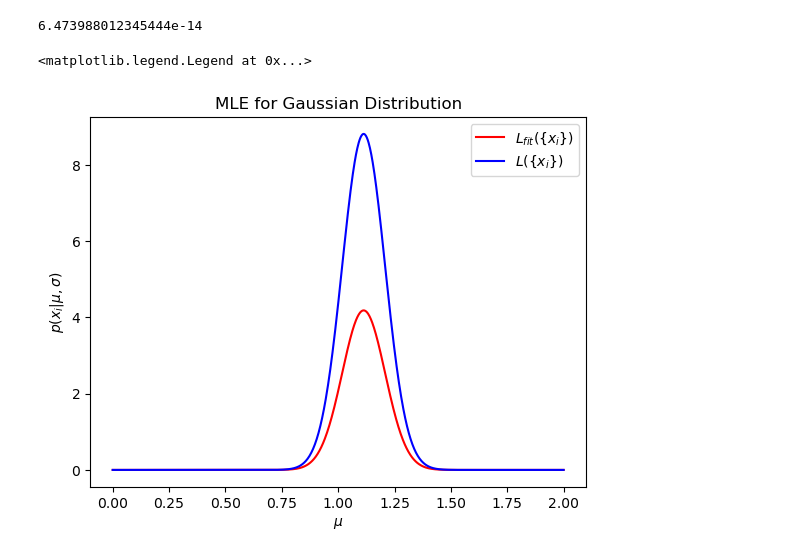
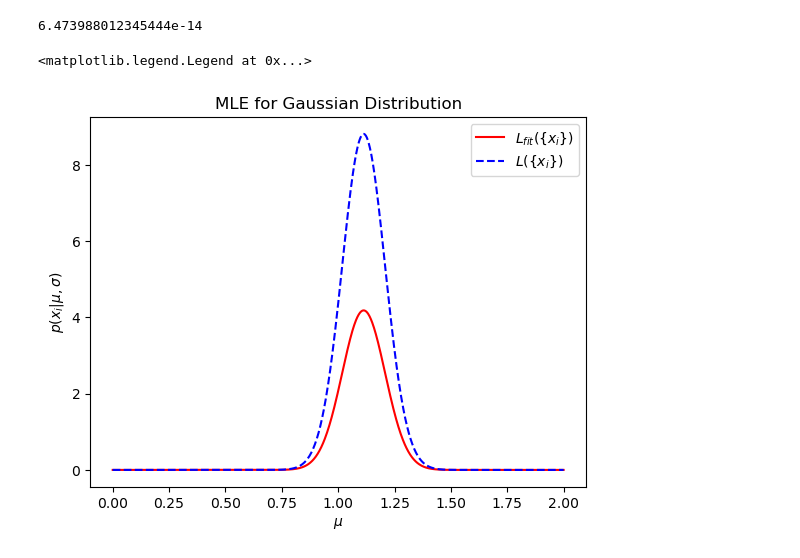
Before and after one commit to SimoneArienti/astrostatistics_bicocca_2024, a Jupyter notebook: working/Ex 06 Position of a Quasar.ipynb, the cells around one changed output. Cells and saved outputs as stored; diff of their text form; code cells hidden in the pictures.

```diff
--- a/working/Ex 06 Position of a Quasar.ipynb
+++ b/working/Ex 06 Position of a Quasar.ipynb
@@ -215,12 +215,12 @@ sigma_mu_hetero-MLE_sigma_hetero
 # %%
 L_fit_hetero = norm.pdf(x_i, loc=ML_estimator_hetero, scale=MLE_sigma_hetero)
 
 plt.plot(x_i, L_fit_hetero, color='red', label=r'$L_{fit}(\{x_i \})$')
-plt.plot(x_i, L_hetero, color='blue', label=r'$L(\{x_i \})$')
+plt.plot(x_i, L_hetero, color='blue', linestyle='--', label=r'$L(\{x_i \})$')
 plt.xlabel('$\mu$') #Leave out or adjust if no latex
 plt.ylabel(r'$p(x_i|\mu,\sigma)$') #Leave out or adjust if no latex
 plt.title('MLE for Gaussian Distribution')
 plt.legend()
 # %% [output]
 <matplotlib.legend.Legend at 0x...>
-[figure, old version]
+[figure, new version]
```
Also changed, not shown: parts of 2 cells of this notebook.
